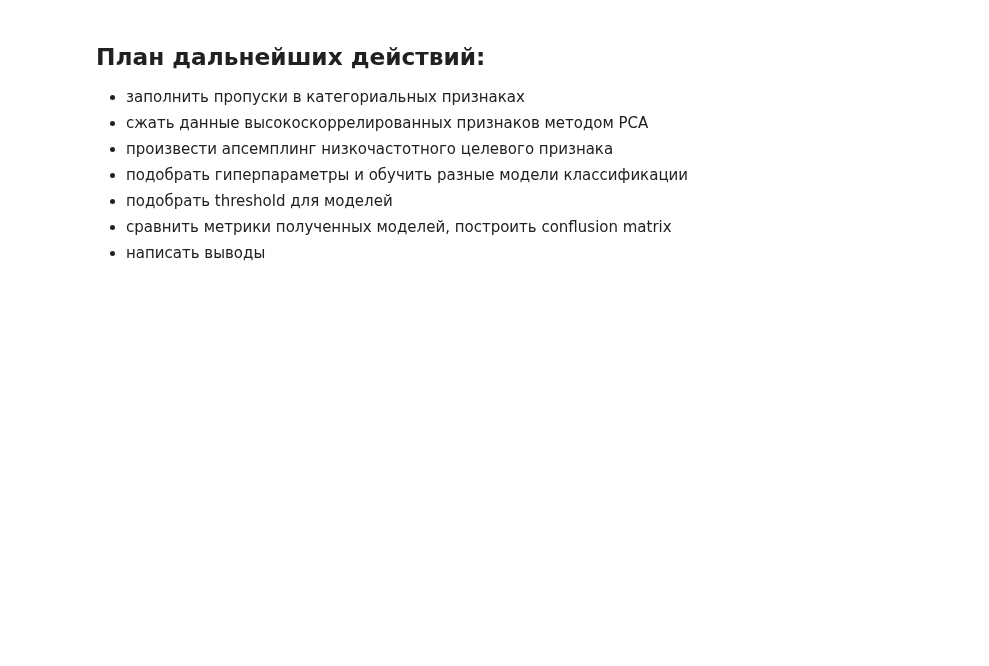
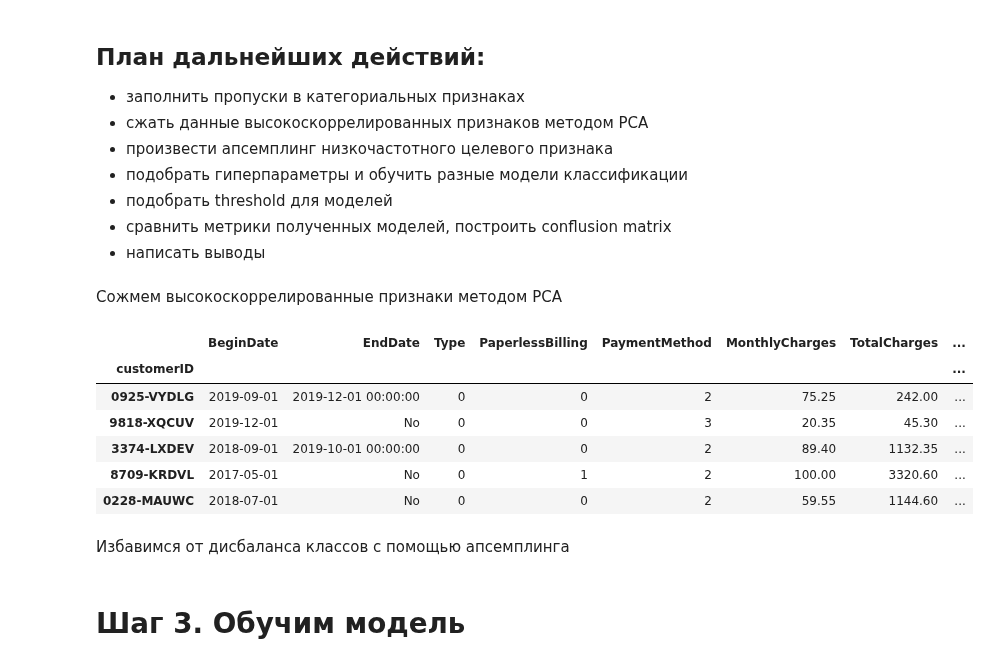
Before and after one commit to versus666jzx/practicum_ds, a Jupyter notebook: final_project/notebook/telecom_research.ipynb, the cells around one changed output. Drawn from its saved outputs; the diff is of its cells as text; code cells hidden in the pictures; blank space fills up the shorter version.

```diff
--- a/final_project/notebook/telecom_research.ipynb
+++ b/final_project/notebook/telecom_research.ipynb
@@ -9,3 +39,22 @@ from sklearn.preprocessing import LabelEncoder
+# %%
+from datetime import datetime
+
+import numpy as np
+import pandas as pd
+
+import plotly.express as px
+
+from sklearn.model_selection import StratifiedKFold, train_test_split, cross_val_score, RandomizedSearchCV
+from sklearn.preprocessing import LabelEncoder
+from sklearn.decomposition import PCA
+from sklearn.ensemble import RandomForestClassifier
+from sklearn.metrics import roc_auc_score, roc_curve, auc, confusion_matrix
+from sklearn.utils import shuffle
+
+from catboost import CatBoostClassifier
+
+# фиксируем random_state
+rs = 250722
 # %% [markdown]
 Загрузим данные и посмотрим на данные
 # %%
@@ -191,0 +294,4 @@ full_data.head()
+# %%
+index_to_drop = full_data[full_data['TotalCharges'] == ' '].index
+full_data = full_data.drop(index_to_drop)
+full_data['TotalCharges'] = full_data['TotalCharges'].astype(float)
@@ -247,3 +365,25 @@ px.imshow(full_data.corr(), text_auto=True).show()
  - подобрать threshold для моделей
  - сравнить метрики полученных моделей, построить conflusion matrix
  - написать выводы
+# %% [markdown]
+Сожмем высокоскоррелированные признаки методом PCA
+# %%
+high_corr_features = ['InternetService', 'OnlineSecurity', 'OnlineBackup', 'DeviceProtection', 'TechSupport', 'StreamingTV', 'StreamingMovies']
+pca = PCA(n_components=1, random_state=rs)
+
+full_data['pca_feature'] = pca.fit_transform(full_data[high_corr_features])
+
+# удалим сжатые признаки
+full_data = full_data.drop(high_corr_features, axis=1)
+
+full_data.sample(5)
+# %% [output]
+|  | BeginDate | EndDate | Type | PaperlessBilling | PaymentMethod | MonthlyCharges | TotalCharges | ... |
+| customerID |  |  |  |  |  |  |  | ... |
+| 0925-VYDLG | 2019-09-01 | 2019-12-01 00:00:00 | 0 | 0 | 2 | 75.25 | 242.00 | ... |
+| 9818-XQCUV | 2019-12-01 | No | 0 | 0 | 3 | 20.35 | 45.30 | ... |
+| 3374-LXDEV | 2018-09-01 | 2019-10-01 00:00:00 | 0 | 0 | 2 | 89.40 | 1132.35 | ... |
+| 8709-KRDVL | 2017-05-01 | No | 0 | 1 | 2 | 100.00 | 3320.60 | ... |
+| 0228-MAUWC | 2018-07-01 | No | 0 | 0 | 2 | 59.55 | 1144.60 | ... |
+# %% [markdown]
+Избавимся от дисбаланса классов с помощью апсемплинга
@@ -249,0 +449,2 @@ px.imshow(full_data.corr(), text_auto=True).show()
+# %% [markdown]
+# Шаг 3. Обучим модель
```
Also changed, not shown: parts of 49 cells of this notebook.
